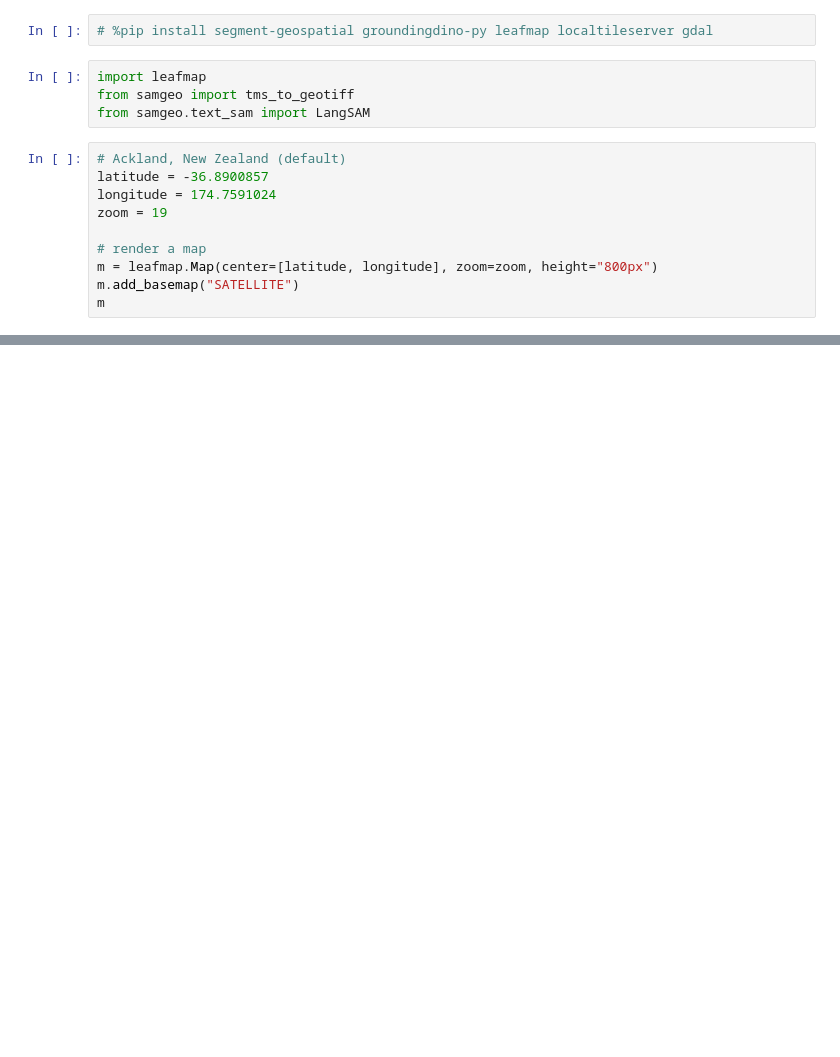
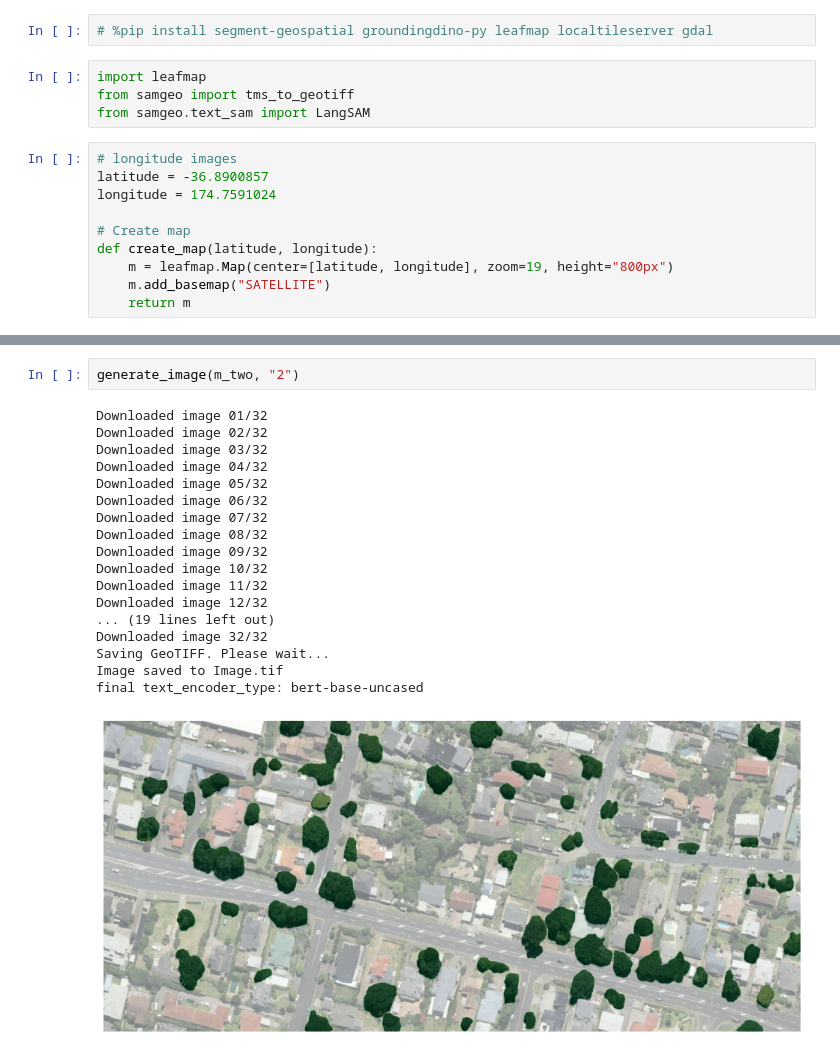
Before and after one commit to rdferrari/samgeo, a Jupyter notebook: SegmentTress.ipynb, the cells around one changed output, grey strips where cells are left out. Drawn from its saved outputs; the diff is of its cells as text; blank space fills up the shorter version.

```diff
--- a/SegmentTress.ipynb
+++ b/SegmentTress.ipynb
@@ -13,13 +13,13 @@ import leafmap
 from samgeo import tms_to_geotiff
 from samgeo.text_sam import LangSAM
 # %%
-# Ackland, New Zealand (default)
+# longitude images
 latitude = -36.8900857
 longitude = 174.7591024
-zoom = 19
 
-# render a map
-m = leafmap.Map(center=[latitude, longitude], zoom=zoom, height="800px")
-m.add_basemap("SATELLITE")
-m
+# Create map
+def create_map(latitude, longitude):
+    m = leafmap.Map(center=[latitude, longitude], zoom=19, height="800px")
+    m.add_basemap("SATELLITE")
+    return m
 # %%
@@ -90,0 +84,21 @@ sam.show_anns(
+# %%
+generate_image(m_two, "2")
+# %% [output]
+Downloaded image 01/32
+Downloaded image 02/32
+Downloaded image 03/32
+Downloaded image 04/32
+Downloaded image 05/32
+Downloaded image 06/32
+Downloaded image 07/32
+Downloaded image 08/32
+Downloaded image 09/32
+Downloaded image 10/32
+Downloaded image 11/32
+Downloaded image 12/32
+... (19 lines left out)
+Downloaded image 32/32
+Saving GeoTIFF. Please wait...
+Image saved to Image.tif
+final text_encoder_type: bert-base-uncased
+[figure, added]
```
Also changed, not shown: parts of 9 cells of this notebook, 3 other files.
